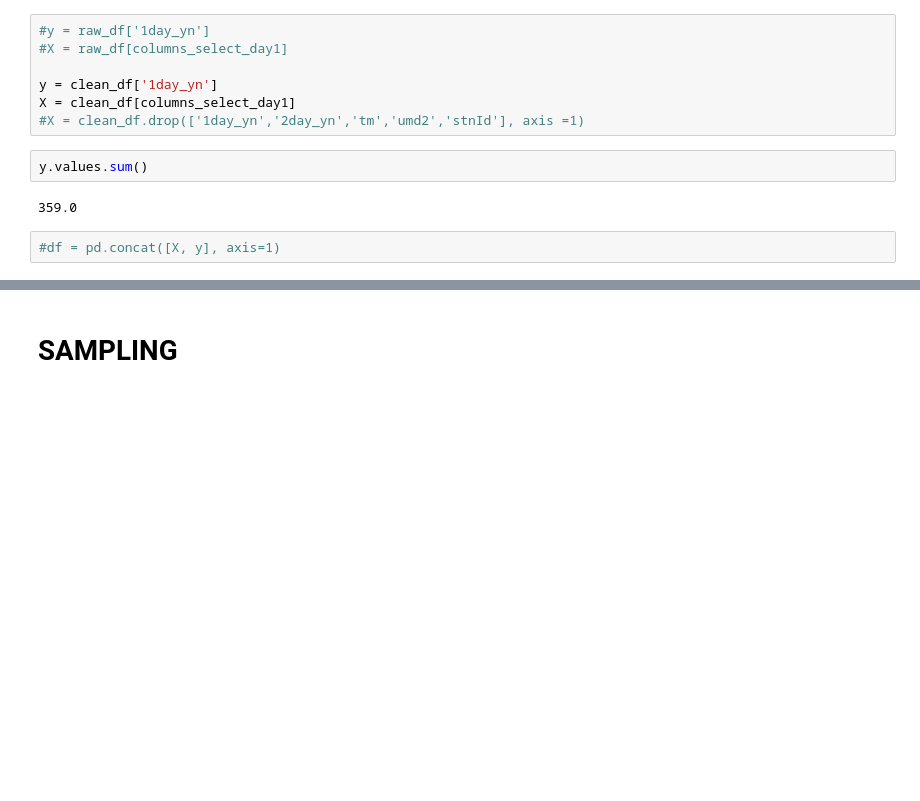
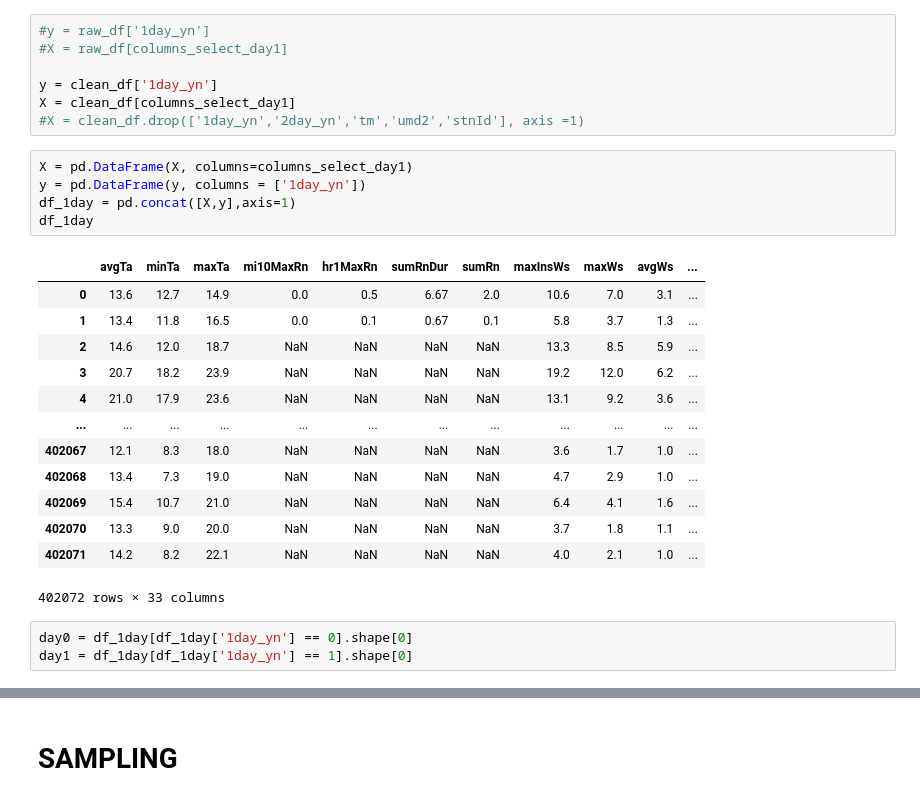
Before and after one commit to wonkwonlee/landslide-prediction-modeling, a Jupyter notebook: addition/Modeling_pipecode.ipynb, the cells around one changed output, grey strips where cells are left out. Drawn from its saved outputs; the diff is of its cells as text; blank space fills up the shorter version.

```diff
--- a/addition/Modeling_pipecode.ipynb
+++ b/addition/Modeling_pipecode.ipynb
@@ -286,9 +298,25 @@ Index(['stnId', 'stnNm', 'tm', 'avgTa', 'minTa', 'maxTa', 'mi10MaxRn',
 y = clean_df['1day_yn']
 X = clean_df[columns_select_day1]
 #X = clean_df.drop(['1day_yn','2day_yn','tm','umd2','stnId'], axis =1)
-# %%
-y.values.sum()
-# %% [output]
-359.0
-# %%
-#df = pd.concat([X, y], axis=1)
+# %%
+X = pd.DataFrame(X, columns=columns_select_day1)
+y = pd.DataFrame(y, columns = ['1day_yn'])
+df_1day = pd.concat([X,y],axis=1)
+df_1day
+# %% [output]
+|  | avgTa | minTa | maxTa | mi10MaxRn | hr1MaxRn | sumRnDur | sumRn | maxInsWs | maxWs | avgWs | ... |
+| 0 | 13.6 | 12.7 | 14.9 | 0.0 | 0.5 | 6.67 | 2.0 | 10.6 | 7.0 | 3.1 | ... |
+| 1 | 13.4 | 11.8 | 16.5 | 0.0 | 0.1 | 0.67 | 0.1 | 5.8 | 3.7 | 1.3 | ... |
+| 2 | 14.6 | 12.0 | 18.7 | NaN | NaN | NaN | NaN | 13.3 | 8.5 | 5.9 | ... |
+| 3 | 20.7 | 18.2 | 23.9 | NaN | NaN | NaN | NaN | 19.2 | 12.0 | 6.2 | ... |
+| 4 | 21.0 | 17.9 | 23.6 | NaN | NaN | NaN | NaN | 13.1 | 9.2 | 3.6 | ... |
+| ... | ... | ... | ... | ... | ... | ... | ... | ... | ... | ... | ... |
+| 402067 | 12.1 | 8.3 | 18.0 | NaN | NaN | NaN | NaN | 3.6 | 1.7 | 1.0 | ... |
+| 402068 | 13.4 | 7.3 | 19.0 | NaN | NaN | NaN | NaN | 4.7 | 2.9 | 1.0 | ... |
+| 402069 | 15.4 | 10.7 | 21.0 | NaN | NaN | NaN | NaN | 6.4 | 4.1 | 1.6 | ... |
+| 402070 | 13.3 | 9.0 | 20.0 | NaN | NaN | NaN | NaN | 3.7 | 1.8 | 1.1 | ... |
+| 402071 | 14.2 | 8.2 | 22.1 | NaN | NaN | NaN | NaN | 4.0 | 2.1 | 1.0 | ... |
+402072 rows × 33 columns
+# %%
+day0 = df_1day[df_1day['1day_yn'] == 0].shape[0]
+day1 = df_1day[df_1day['1day_yn'] == 1].shape[0]
```
Also changed, not shown: parts of 42 cells of this notebook.
